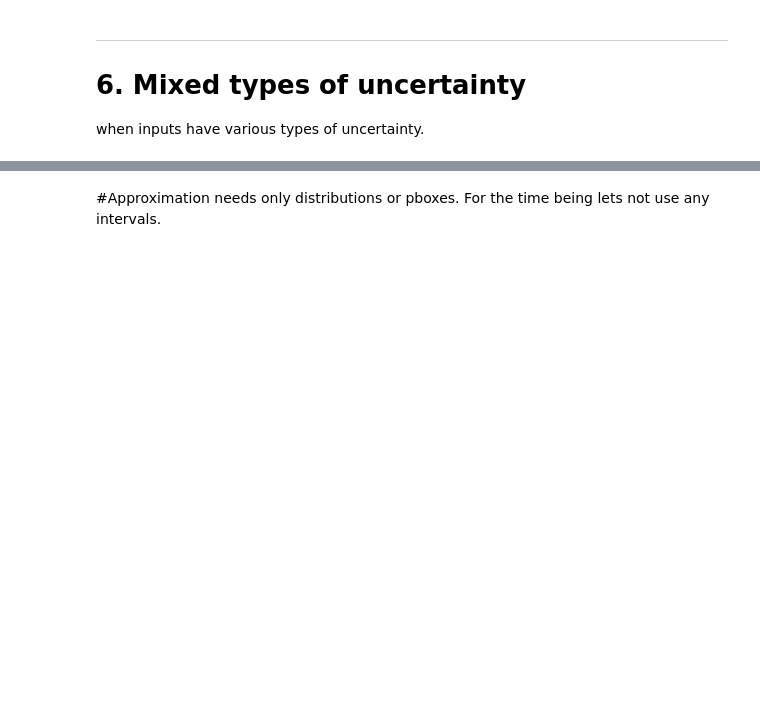
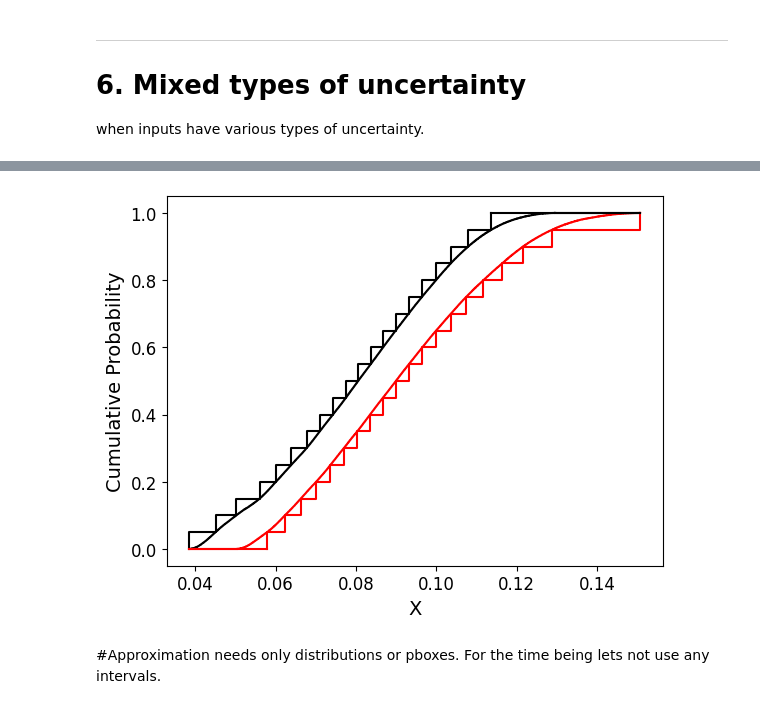
Before and after one commit to leslieDLcy/PyUncertainNumber, a Jupyter notebook: src/pyuncertainnumber/propagation/UP_demonstration[CantileverBbeam]_test.ipynb, the cells around one changed output, grey strips where cells are left out. Saved outputs shown, nothing was run; the diff lists cells and outputs as text; code cells hidden in the pictures; blank space fills up the shorter version.

```diff
--- a/src/pyuncertainnumber/propagation/UP_demonstration[CantileverBbeam]_test.ipynb
+++ b/src/pyuncertainnumber/propagation/UP_demonstration[CantileverBbeam]_test.ipynb
@@ -730 +655,10 @@ a.print()
+# %%
+from pyuncertainnumber.propagation.utils import condense_bounds
+bounds= d.raw_data['bounds']
+a_con = condense_bounds(bounds, 20)
+
+plotPbox_bounds(d.raw_data['bounds'][0])
+plotPbox_bounds(a_con[0])
+# %% [output]
+[figure, added]
 # %%
```
Also changed, not shown: parts of 41 cells of this notebook, 24 other files.
